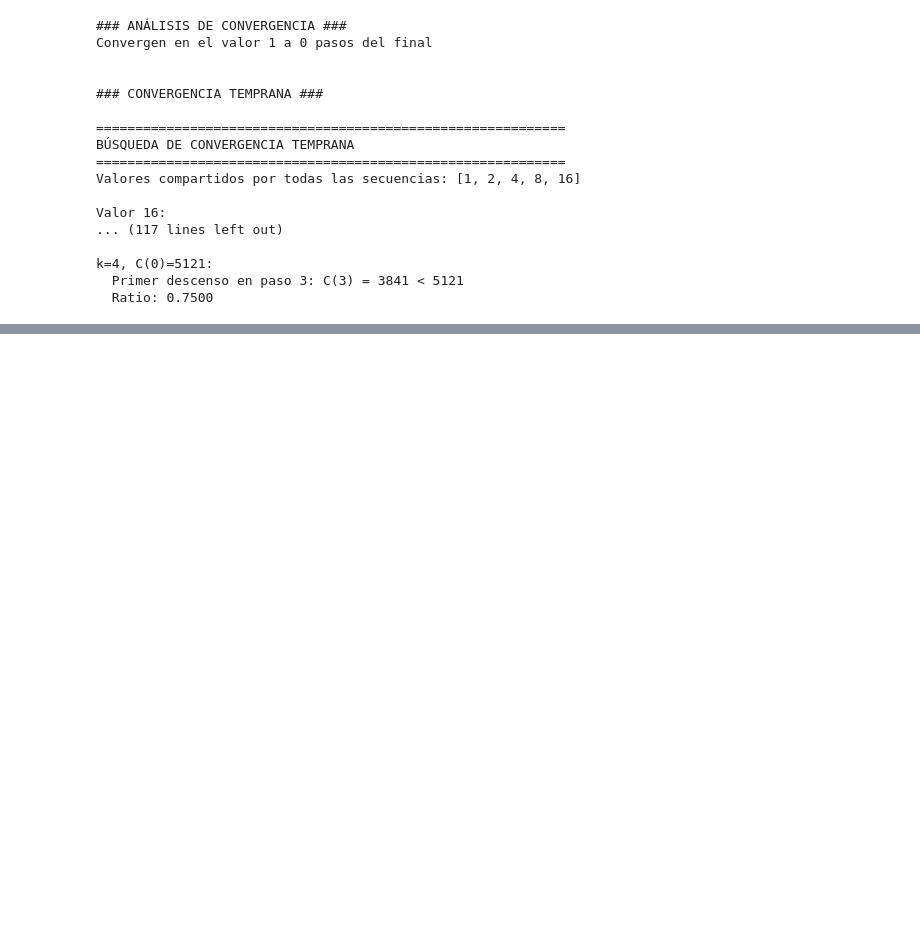
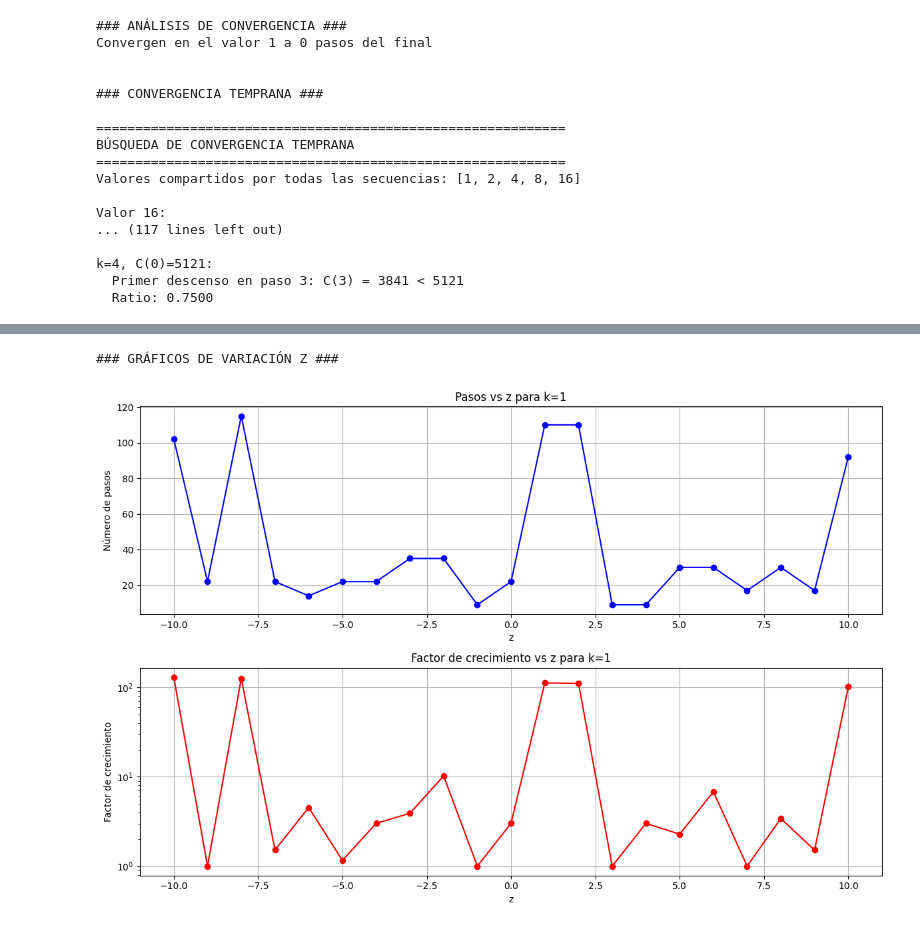
Before and after one commit to MartoBadi/lab_collatz_fractal_research, a Jupyter notebook: prueba.ipynb, the cells around one changed output, grey strips where cells are left out. Saved outputs shown, nothing was run; the diff lists cells and outputs as text; code cells hidden in the pictures; blank space fills up the shorter version.

```diff
--- a/prueba.ipynb
+++ b/prueba.ipynb
@@ -361,0 +472,41 @@ k=4, C(0)=5121:
+# %%
+def plot_z_variation(k=1, z_range=(-10, 10)):
+    """
+    Grafica cómo varían los pasos y el factor de crecimiento con z.
+    """
+    z_values = list(range(z_range[0], z_range[1] + 1))
+    steps_list = []
+    growth_list = []
+
+    for z in z_values:
+        seed = special_seed(k, z)
+        seq, steps = collatz_sequence(seed)
+        max_val = max(seq)
+        growth_factor = max_val / seed
+        steps_list.append(steps)
+        growth_list.append(growth_factor)
+
+    fig, (ax1, ax2) = plt.subplots(2, 1, figsize=(12, 8))
+
+    ax1.plot(z_values, steps_list, 'bo-', label='Pasos')
+    ax1.set_xlabel('z')
+    ax1.set_ylabel('Número de pasos')
+    ax1.set_title(f'Pasos vs z para k={k}')
+    ax1.grid(True)
+
+    ax2.plot(z_values, growth_list, 'ro-', label='Factor de crecimiento')
+    ax2.set_xlabel('z')
+    ax2.set_ylabel('Factor de crecimiento')
+    ax2.set_title(f'Factor de crecimiento vs z para k={k}')
+    ax2.set_yscale('log')
+    ax2.grid(True)
+
+    plt.tight_layout()
+    plt.show()
+
+# Graficar variación z
+print("\n\n### GRÁFICOS DE VARIACIÓN Z ###")
+plot_z_variation(k=1, z_range=(-10, 10))
+# %% [output]
+### GRÁFICOS DE VARIACIÓN Z ###
+[figure, added]
```
Also changed, not shown: parts of 22 cells of this notebook, 7 other files.
